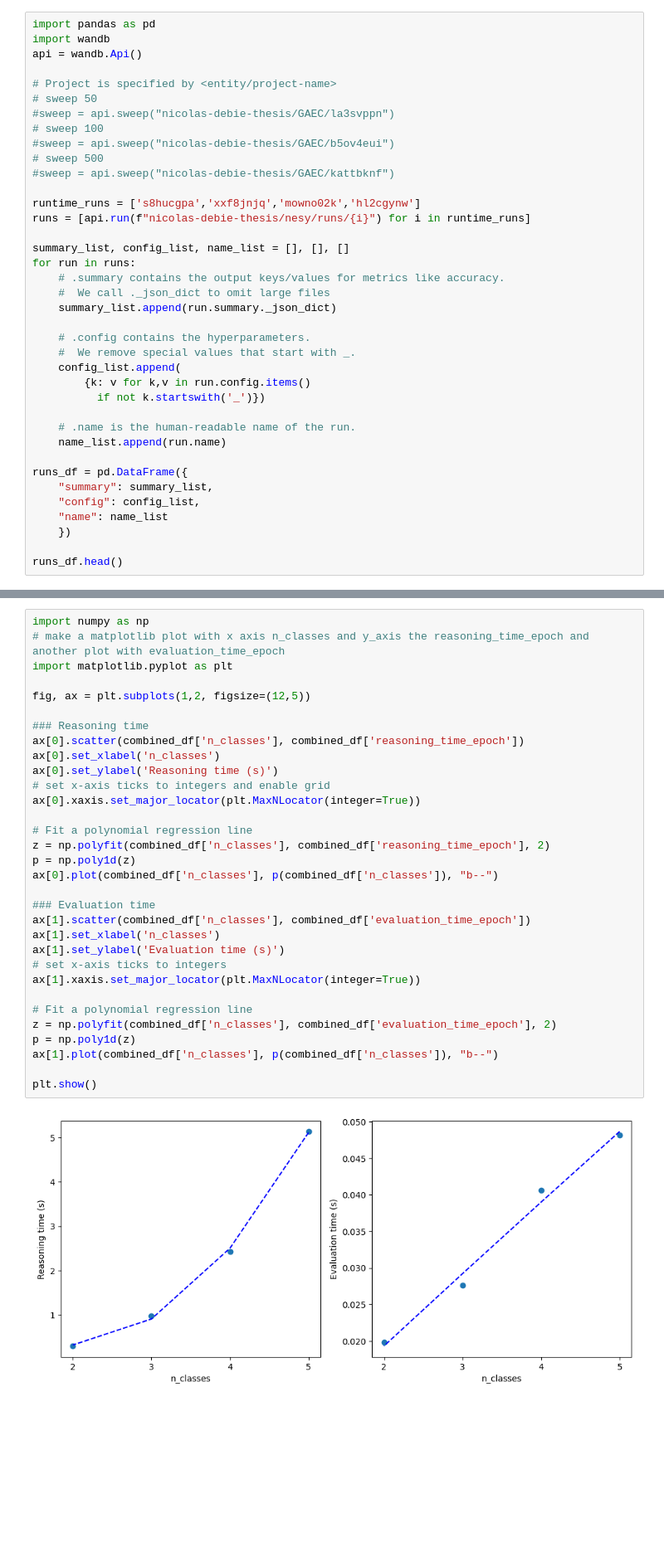
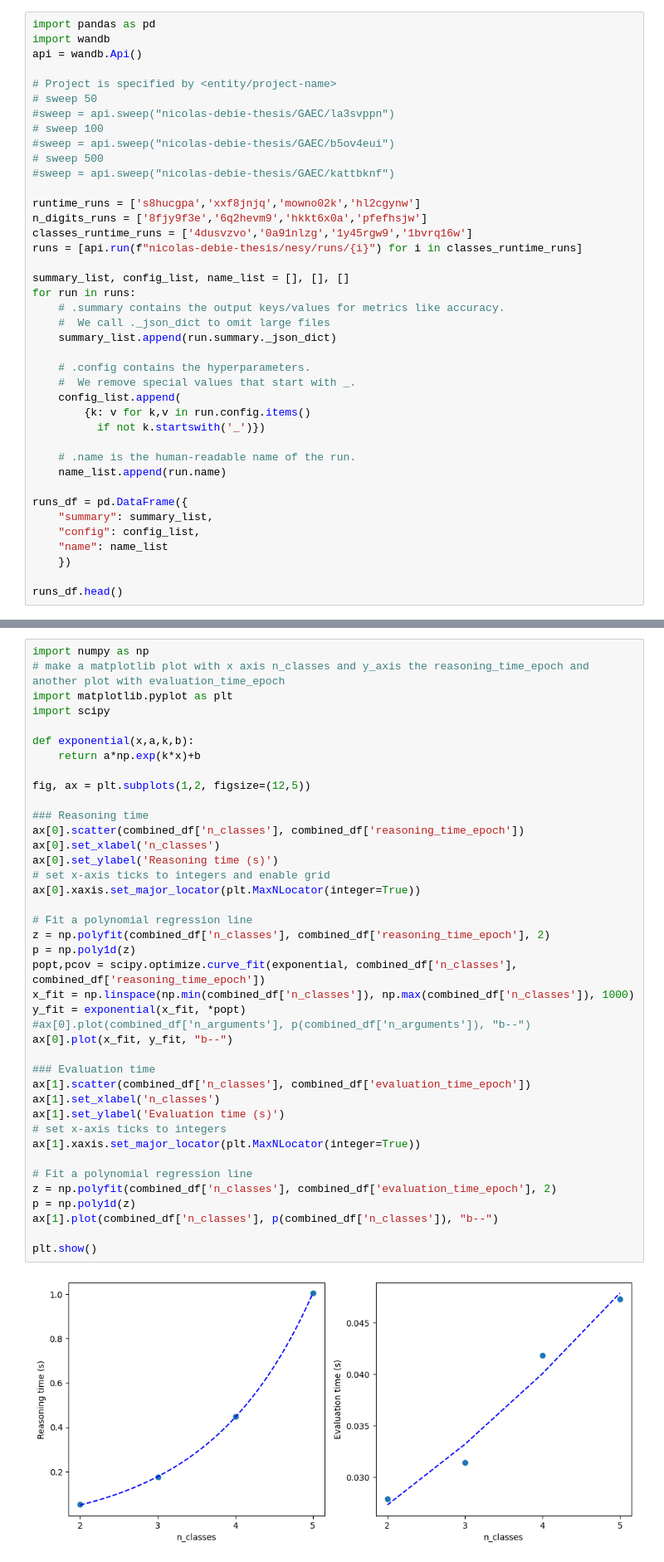
Before and after one commit to debienicolas/NeuroSymbolicAI, a Jupyter notebook: experiments/plots.ipynb, the cells around one changed output, grey strips where cells are left out. Shown: that part at 83% size. Drawn from its saved outputs; the diff is of its cells as text; blank space fills up the shorter version.

```diff
--- a/experiments/plots.ipynb
+++ b/experiments/plots.ipynb
@@ -12,7 +12,9 @@ api = wandb.Api()
 #sweep = api.sweep("nicolas-debie-thesis/GAEC/kattbknf")
 
 runtime_runs = ['s8hucgpa','xxf8jnjq','mowno02k','hl2cgynw']
-runs = [api.run(f"nicolas-debie-thesis/nesy/runs/{i}") for i in runtime_runs]
+n_digits_runs = ['8fjy9f3e','6q2hevm9','hkkt6x0a','pfefhsjw']
+classes_runtime_runs = ['4dusvzvo','0a91nlzg','1y45rgw9','1bvrq16w']
+runs = [api.run(f"nicolas-debie-thesis/nesy/runs/{i}") for i in classes_runtime_runs]
 
 summary_list, config_list, name_list = [], [], []
 for run in runs:
@@ -61,33 +64,41 @@ Index(['neural_facts', 'test_acc_epoch', 'evaluation_time_epoch', '_runtime',
 import numpy as np
 # make a matplotlib plot with x axis n_classes and y_axis the reasoning_time_epoch and another plot with evaluation_time_epoch
 import matplotlib.pyplot as plt
+import scipy
+
+def exponential(x,a,k,b):
+    return a*np.exp(k*x)+b
 
 fig, ax = plt.subplots(1,2, figsize=(12,5))
 
 ### Reasoning time
 ax[0].scatter(combined_df['n_classes'], combined_df['reasoning_time_epoch'])
 ax[0].set_xlabel('n_classes')
 ax[0].set_ylabel('Reasoning time (s)')
 # set x-axis ticks to integers and enable grid
 ax[0].xaxis.set_major_locator(plt.MaxNLocator(integer=True))
 
 # Fit a polynomial regression line
 z = np.polyfit(combined_df['n_classes'], combined_df['reasoning_time_epoch'], 2)
 p = np.poly1d(z)
-ax[0].plot(combined_df['n_classes'], p(combined_df['n_classes']), "b--")
+popt,pcov = scipy.optimize.curve_fit(exponential, combined_df['n_classes'], combined_df['reasoning_time_epoch'])
+x_fit = np.linspace(np.min(combined_df['n_classes']), np.max(combined_df['n_classes']), 1000)
+y_fit = exponential(x_fit, *popt)
+#ax[0].plot(combined_df['n_arguments'], p(combined_df['n_arguments']), "b--")
+ax[0].plot(x_fit, y_fit, "b--")
 
 ### Evaluation time
 ax[1].scatter(combined_df['n_classes'], combined_df['evaluation_time_epoch'])
 ax[1].set_xlabel('n_classes')
 ax[1].set_ylabel('Evaluation time (s)')
 # set x-axis ticks to integers
 ax[1].xaxis.set_major_locator(plt.MaxNLocator(integer=True))
 
 # Fit a polynomial regression line
 z = np.polyfit(combined_df['n_classes'], combined_df['evaluation_time_epoch'], 2)
 p = np.poly1d(z)
 ax[1].plot(combined_df['n_classes'], p(combined_df['n_classes']), "b--")
 
 plt.show()
 # %% [output]
-[figure, old version]
+[figure, new version]
```
Also changed, not shown: parts of 9 cells of this notebook, 8 other files.
